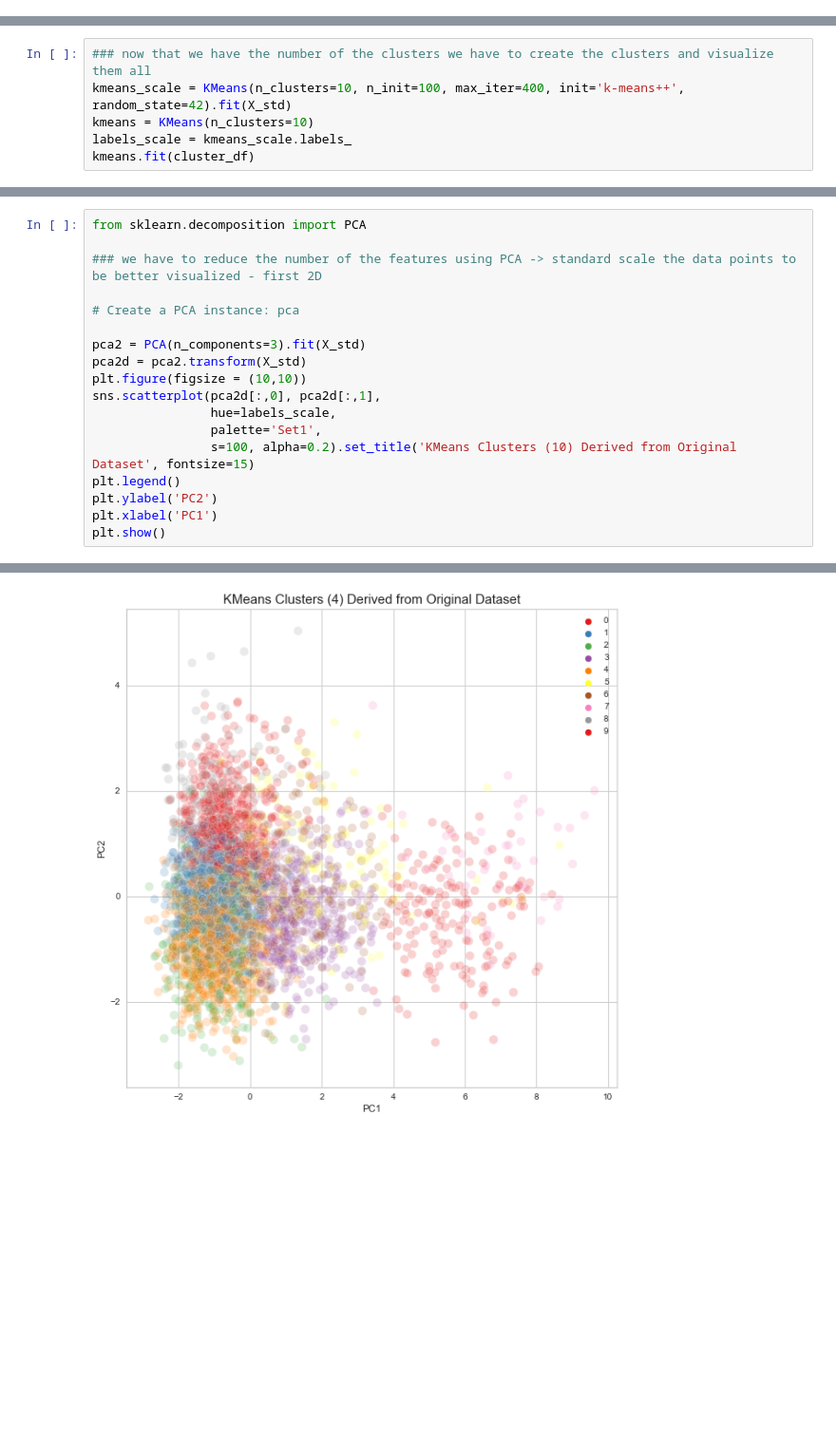
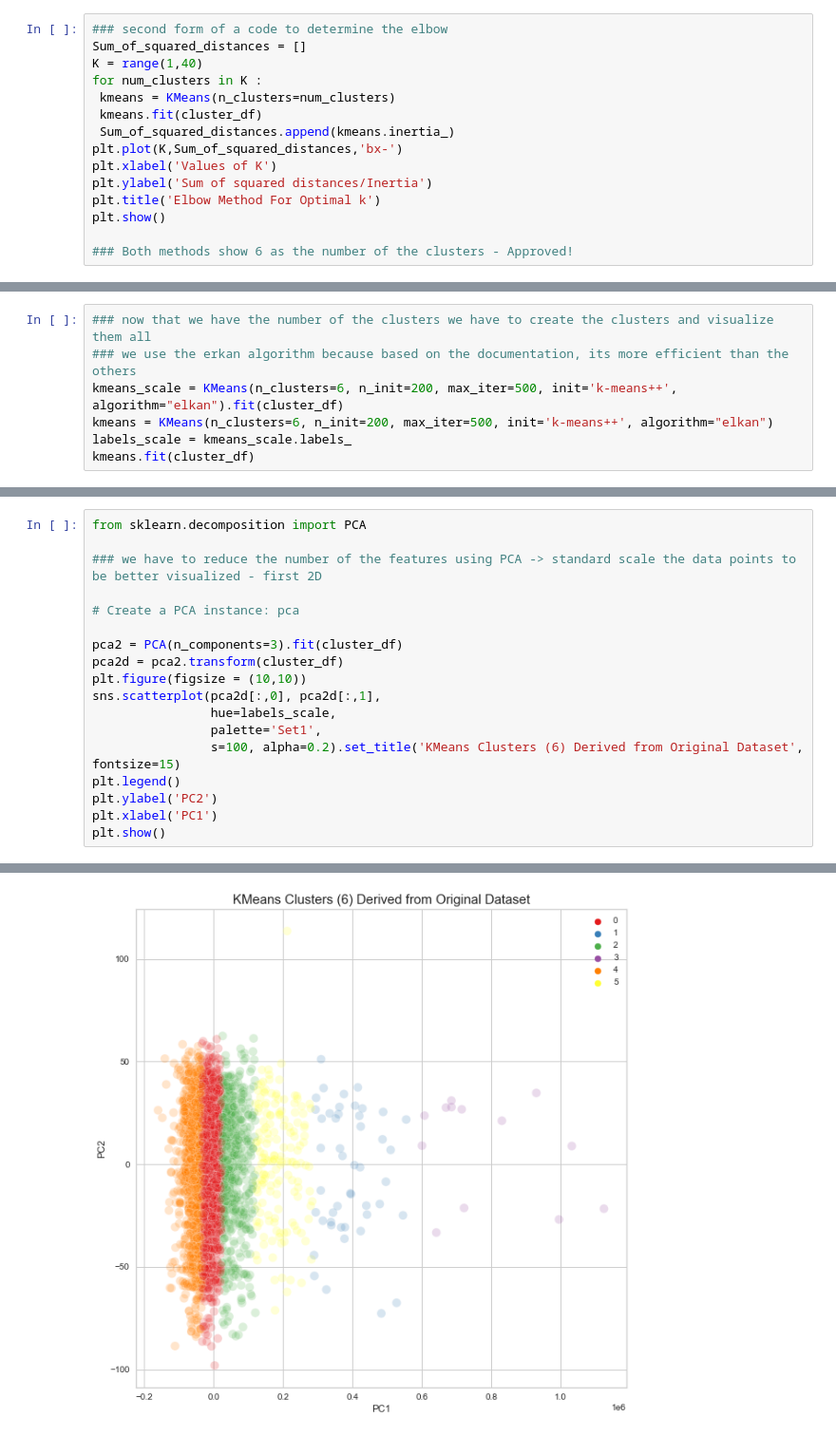
Before and after one commit to EMZEDI/Mixerify, a Jupyter notebook: PyPackage/LM.ipynb, the cells around one changed output, grey strips where cells are left out. Shown: that part at 95% size. Cells and saved outputs as stored; diff of their text form; blank space fills up the shorter version.

Commit message:
added the ML test file, KMEANS - modified

```diff
--- a/PyPackage/LM.ipynb
+++ b/PyPackage/LM.ipynb
@@ -26 +30,16 @@ visualizer.show()        # Finalize and render figure
 <AxesSubplot:title={'center':'Distortion Score Elbow for KMeans Clustering'}, xlabel='k', ylabel='distortion score'>
+# %%
+### second form of a code to determine the elbow
+Sum_of_squared_distances = []
+K = range(1,40)
+for num_clusters in K :
+ kmeans = KMeans(n_clusters=num_clusters)
+ kmeans.fit(cluster_df)
+ Sum_of_squared_distances.append(kmeans.inertia_)
+plt.plot(K,Sum_of_squared_distances,'bx-')
+plt.xlabel('Values of K')
+plt.ylabel('Sum of squared distances/Inertia')
+plt.title('Elbow Method For Optimal k')
+plt.show()
+
+### Both methods show 6 as the number of the clusters - Approved!
@@ -27,7 +48,8 @@ visualizer.show()        # Finalize and render figure
 # %%
 ### now that we have the number of the clusters we have to create the clusters and visualize them all
-kmeans_scale = KMeans(n_clusters=10, n_init=100, max_iter=400, init='k-means++', random_state=42).fit(X_std)
-kmeans = KMeans(n_clusters=10)
+### we use the erkan algorithm because based on the documentation, its more efficient than the others
+kmeans_scale = KMeans(n_clusters=6, n_init=200, max_iter=500, init='k-means++', algorithm="elkan").fit(cluster_df)
+kmeans = KMeans(n_clusters=6, n_init=200, max_iter=500, init='k-means++', algorithm="elkan")
 labels_scale = kmeans_scale.labels_
 kmeans.fit(cluster_df)
 # %% [output]
@@ -39,13 +61,13 @@ from sklearn.decomposition import PCA
 
 # Create a PCA instance: pca
 
-pca2 = PCA(n_components=3).fit(X_std)
-pca2d = pca2.transform(X_std)
+pca2 = PCA(n_components=3).fit(cluster_df)
+pca2d = pca2.transform(cluster_df)
 plt.figure(figsize = (10,10))
 sns.scatterplot(pca2d[:,0], pca2d[:,1],
                 hue=labels_scale,
                 palette='Set1',
-                s=100, alpha=0.2).set_title('KMeans Clusters (10) Derived from Original Dataset', fontsize=15)
+                s=100, alpha=0.2).set_title('KMeans Clusters (6) Derived from Original Dataset', fontsize=15)
 plt.legend()
 plt.ylabel('PC2')
 plt.xlabel('PC1')
@@ -54,2 +77,2 @@ plt.show()
-[figure, old version]
+[figure, new version]
 # %%
```
Also changed, not shown: parts of 5 cells of this notebook.
